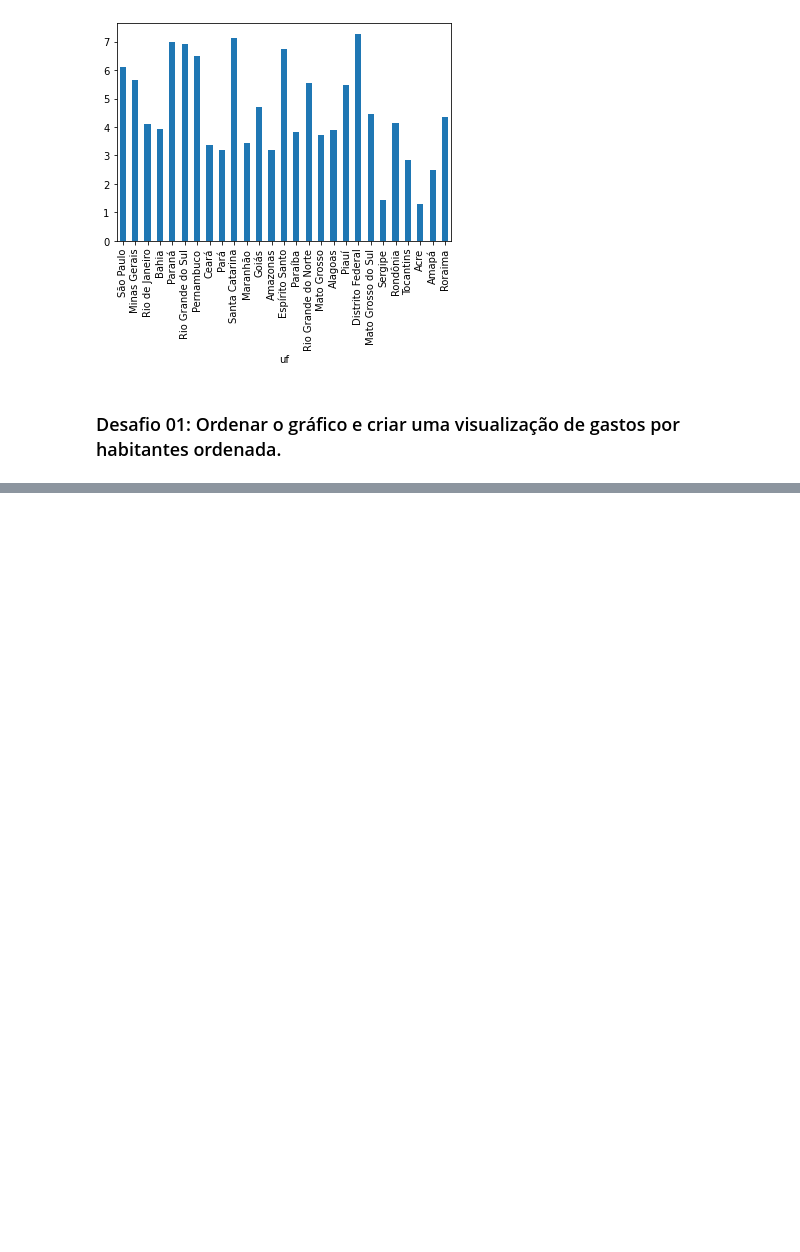
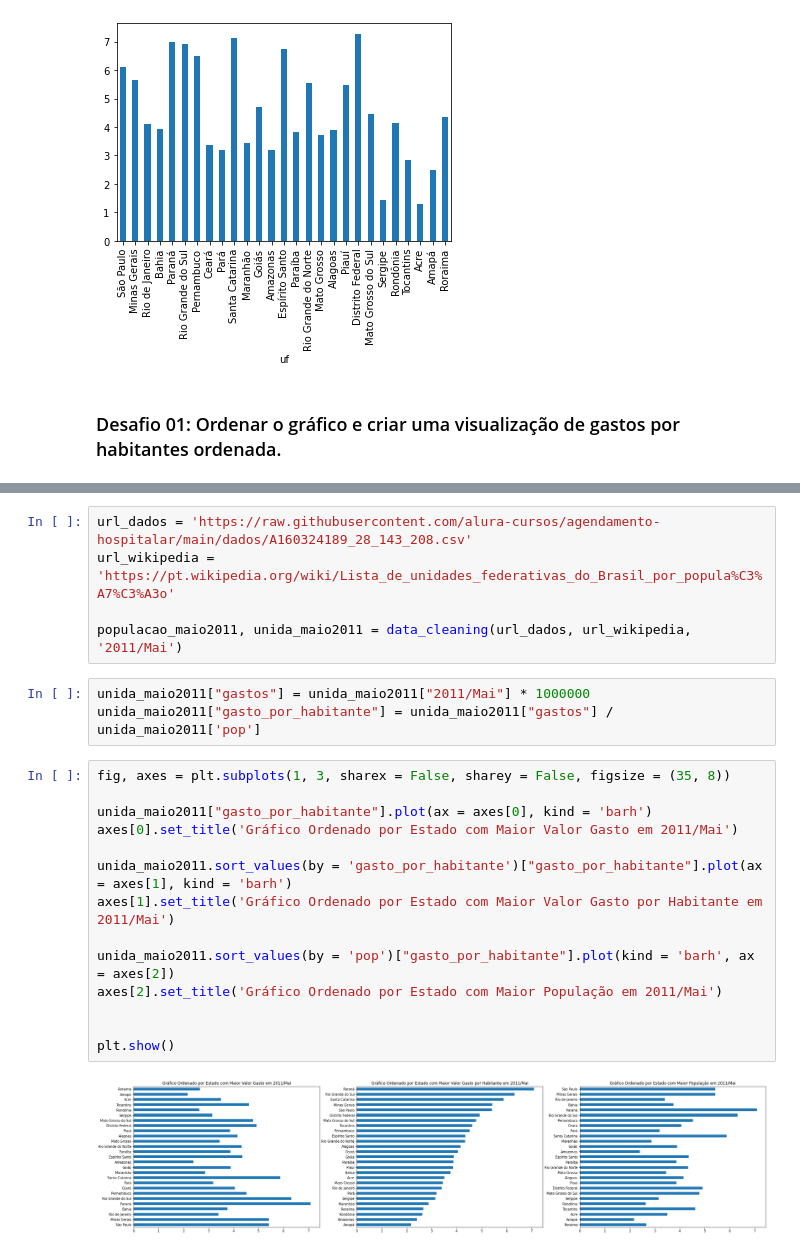
Before and after one commit to diascarolina/data-science-bootcamp, a Jupyter notebook: modulo2/aulas_desafios_modulo2.ipynb, the cells around one changed output, grey strips where cells are left out. Saved outputs shown, nothing was run; the diff lists cells and outputs as text; blank space fills up the shorter version.

```diff
--- a/modulo2/aulas_desafios_modulo2.ipynb
+++ b/modulo2/aulas_desafios_modulo2.ipynb
@@ -450,0 +500,24 @@ plt.show()
+# %%
+url_dados = 'https://raw.githubusercontent.com/alura-cursos/agendamento-hospitalar/main/dados/A160324189_28_143_208.csv'
+url_wikipedia = 'https://pt.wikipedia.org/wiki/Lista_de_unidades_federativas_do_Brasil_por_popula%C3%A7%C3%A3o'
+
+populacao_maio2011, unida_maio2011 = data_cleaning(url_dados, url_wikipedia, '2011/Mai')
+# %%
+unida_maio2011["gastos"] = unida_maio2011["2011/Mai"] * 1000000
+unida_maio2011["gasto_por_habitante"] = unida_maio2011["gastos"] / unida_maio2011['pop']
+# %%
+fig, axes = plt.subplots(1, 3, sharex = False, sharey = False, figsize = (35, 8))
+
+unida_maio2011["gasto_por_habitante"].plot(ax = axes[0], kind = 'barh')
+axes[0].set_title('Gráfico Ordenado por Estado com Maior Valor Gasto em 2011/Mai')
+
+unida_maio2011.sort_values(by = 'gasto_por_habitante')["gasto_por_habitante"].plot(ax = axes[1], kind = 'barh')
+axes[1].set_title('Gráfico Ordenado por Estado com Maior Valor Gasto por Habitante em 2011/Mai')
+
+unida_maio2011.sort_values(by = 'pop')["gasto_por_habitante"].plot(kind = 'barh', ax = axes[2])
+axes[2].set_title('Gráfico Ordenado por Estado com Maior População em 2011/Mai')
+
+
+plt.show()
+# %% [output]
+[figure, added]
```
Also changed, not shown: parts of 28 cells of this notebook.
